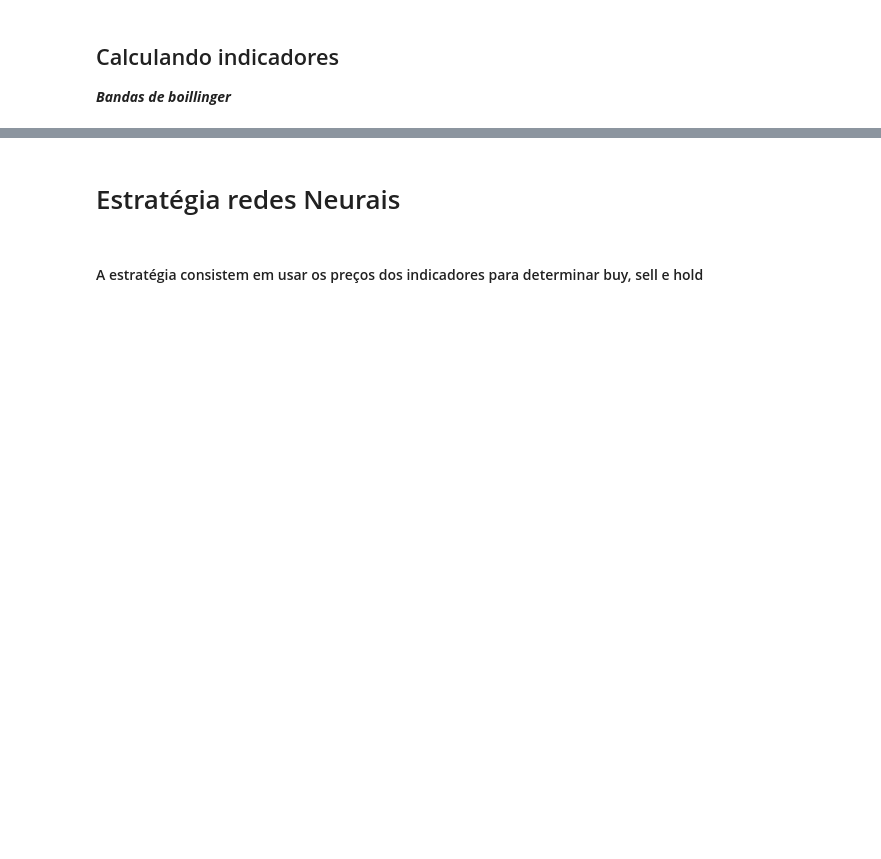
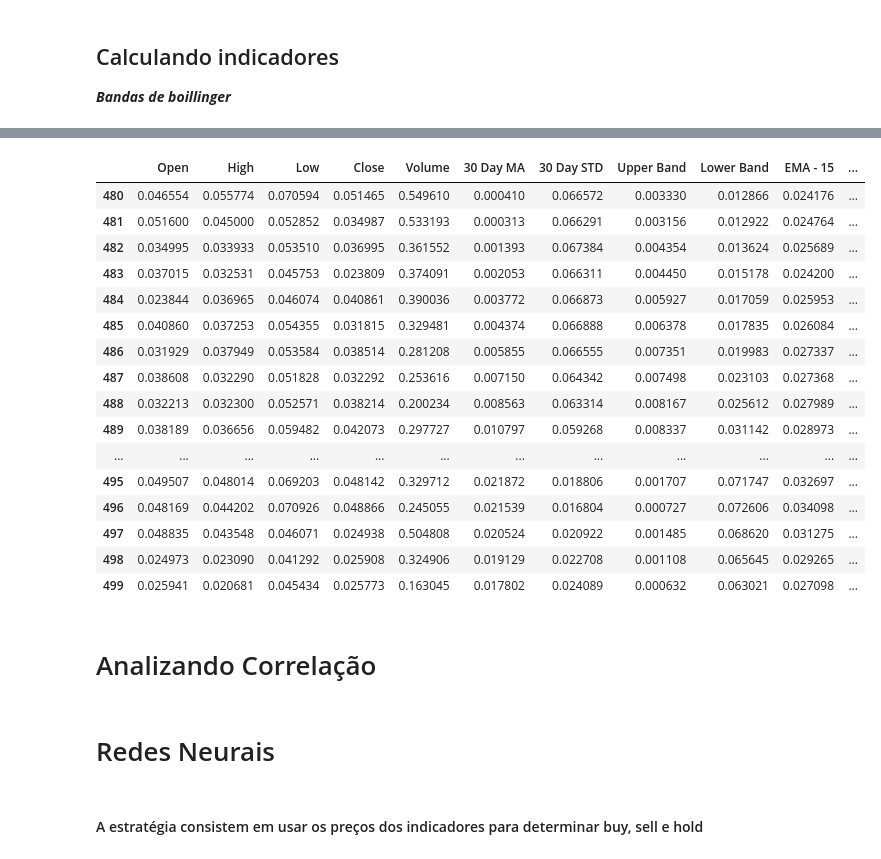
Before and after one commit to GabsGear/cpbr-2019-ktb, a Jupyter notebook: apre_jupyter/apresentacao.ipynb, the cells around one changed output, grey strips where cells are left out. Saved outputs shown, nothing was run; the diff lists cells and outputs as text; code cells hidden in the pictures; blank space fills up the shorter version.

```diff
--- a/apre_jupyter/apresentacao.ipynb
+++ b/apre_jupyter/apresentacao.ipynb
@@ -257,5 +276,36 @@ candles
+# %%
+def normalize(timeseries):
+    normalized = (timeseries-timeseries.min())/(timeseries.max()-timeseries.min())
+    return normalized
+# %%
+col = candles.columns
+col = col[0:len( candles.columns)]
+for c in col:
+    candles[col] = normalize(candles[col])
+
+candles.tail(20)
+# %% [output]
+|  | Open | High | Low | Close | Volume | 30 Day MA | 30 Day STD | Upper Band | Lower Band | EMA - 15 | ... |
+| 480 | 0.046554 | 0.055774 | 0.070594 | 0.051465 | 0.549610 | 0.000410 | 0.066572 | 0.003330 | 0.012866 | 0.024176 | ... |
+| 481 | 0.051600 | 0.045000 | 0.052852 | 0.034987 | 0.533193 | 0.000313 | 0.066291 | 0.003156 | 0.012922 | 0.024764 | ... |
+| 482 | 0.034995 | 0.033933 | 0.053510 | 0.036995 | 0.361552 | 0.001393 | 0.067384 | 0.004354 | 0.013624 | 0.025689 | ... |
+| 483 | 0.037015 | 0.032531 | 0.045753 | 0.023809 | 0.374091 | 0.002053 | 0.066311 | 0.004450 | 0.015178 | 0.024200 | ... |
+| 484 | 0.023844 | 0.036965 | 0.046074 | 0.040861 | 0.390036 | 0.003772 | 0.066873 | 0.005927 | 0.017059 | 0.025953 | ... |
+| 485 | 0.040860 | 0.037253 | 0.054355 | 0.031815 | 0.329481 | 0.004374 | 0.066888 | 0.006378 | 0.017835 | 0.026084 | ... |
+| 486 | 0.031929 | 0.037949 | 0.053584 | 0.038514 | 0.281208 | 0.005855 | 0.066555 | 0.007351 | 0.019983 | 0.027337 | ... |
+| 487 | 0.038608 | 0.032290 | 0.051828 | 0.032292 | 0.253616 | 0.007150 | 0.064342 | 0.007498 | 0.023103 | 0.027368 | ... |
+| 488 | 0.032213 | 0.032300 | 0.052571 | 0.038214 | 0.200234 | 0.008563 | 0.063314 | 0.008167 | 0.025612 | 0.027989 | ... |
+| 489 | 0.038189 | 0.036656 | 0.059482 | 0.042073 | 0.297727 | 0.010797 | 0.059268 | 0.008337 | 0.031142 | 0.028973 | ... |
+| ... | ... | ... | ... | ... | ... | ... | ... | ... | ... | ... | ... |
+| 495 | 0.049507 | 0.048014 | 0.069203 | 0.048142 | 0.329712 | 0.021872 | 0.018806 | 0.001707 | 0.071747 | 0.032697 | ... |
+| 496 | 0.048169 | 0.044202 | 0.070926 | 0.048866 | 0.245055 | 0.021539 | 0.016804 | 0.000727 | 0.072606 | 0.034098 | ... |
+| 497 | 0.048835 | 0.043548 | 0.046071 | 0.024938 | 0.504808 | 0.020524 | 0.020922 | 0.001485 | 0.068620 | 0.031275 | ... |
+| 498 | 0.024973 | 0.023090 | 0.041292 | 0.025908 | 0.324906 | 0.019129 | 0.022708 | 0.001108 | 0.065645 | 0.029265 | ... |
+| 499 | 0.025941 | 0.020681 | 0.045434 | 0.025773 | 0.163045 | 0.017802 | 0.024089 | 0.000632 | 0.063021 | 0.027098 | ... |
+# %% [markdown]
+# Analizando Correlação
 # %% [markdown]
-# Estratégia redes Neurais
+# Redes Neurais
 # %% [markdown]
 #### A estratégia consistem em usar os preços dos indicadores para determinar buy, sell e hold
 # %% [markdown]
```
Also changed, not shown: parts of 4 cells of this notebook, 1 other file.
